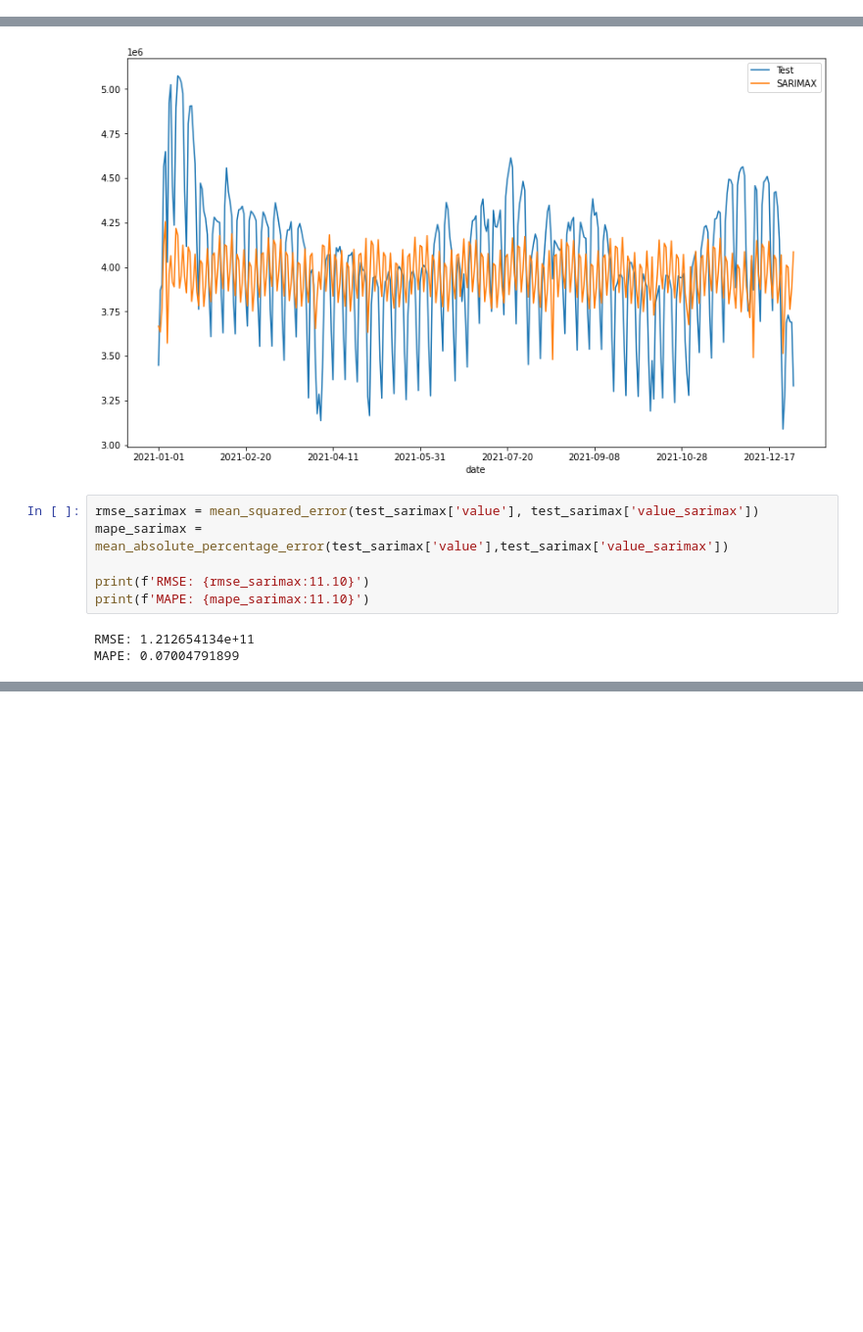
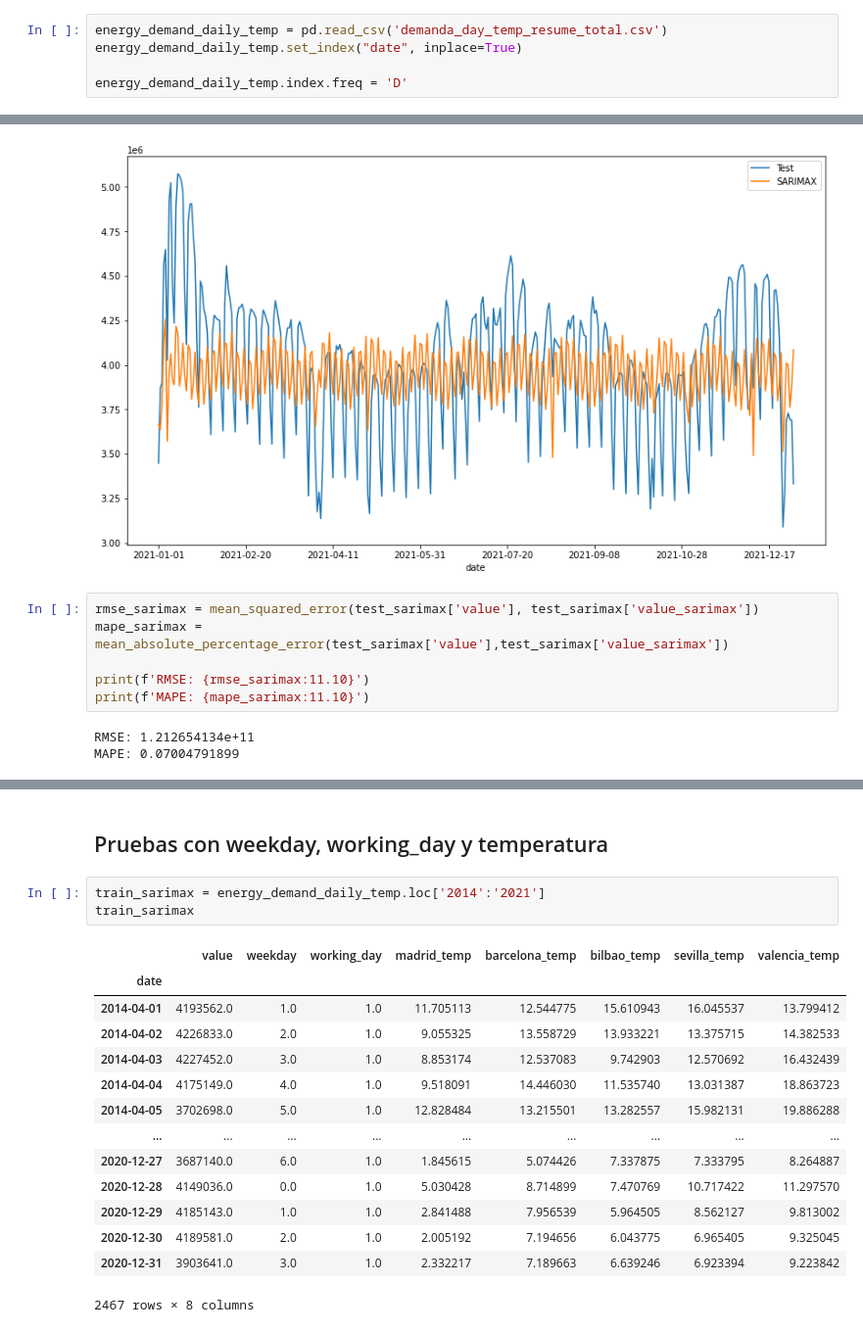
Before and after one commit to BernardoJoseLlamasVerna/tfm_data_science, a Jupyter notebook: Demanda_Electrica/SARIMAX_TEST.ipynb, the cells around one changed output, grey strips where cells are left out. Shown at 98% size. Drawn from its saved outputs; the diff is of its cells as text; blank space fills up the shorter version.

```diff
--- a/Demanda_Electrica/SARIMAX_TEST.ipynb
+++ b/Demanda_Electrica/SARIMAX_TEST.ipynb
@@ -25,6 +25,11 @@ energy_demand_daily = pd.read_csv('demanda_electrica_diaria.csv')
 energy_demand_daily.set_index("date", inplace=True)
 
 energy_demand_daily.index.freq = 'D'
+# %%
+energy_demand_daily_temp = pd.read_csv('demanda_day_temp_resume_total.csv')
+energy_demand_daily_temp.set_index("date", inplace=True)
+
+energy_demand_daily_temp.index.freq = 'D'
 # %%
 from typing import Union
 from tqdm import tqdm_notebook
@@ -356,0 +536,20 @@ MAPE: 0.07004791899
+# %% [markdown]
+## Pruebas con weekday, working_day y temperatura
+# %%
+train_sarimax = energy_demand_daily_temp.loc['2014':'2021']
+train_sarimax
+# %% [output]
+|  | value | weekday | working_day | madrid_temp | barcelona_temp | bilbao_temp | sevilla_temp | valencia_temp |
+| date |  |  |  |  |  |  |  |  |
+| 2014-04-01 | 4193562.0 | 1.0 | 1.0 | 11.705113 | 12.544775 | 15.610943 | 16.045537 | 13.799412 |
+| 2014-04-02 | 4226833.0 | 2.0 | 1.0 | 9.055325 | 13.558729 | 13.933221 | 13.375715 | 14.382533 |
+| 2014-04-03 | 4227452.0 | 3.0 | 1.0 | 8.853174 | 12.537083 | 9.742903 | 12.570692 | 16.432439 |
+| 2014-04-04 | 4175149.0 | 4.0 | 1.0 | 9.518091 | 14.446030 | 11.535740 | 13.031387 | 18.863723 |
+| 2014-04-05 | 3702698.0 | 5.0 | 1.0 | 12.828484 | 13.215501 | 13.282557 | 15.982131 | 19.886288 |
+| ... | ... | ... | ... | ... | ... | ... | ... | ... |
+| 2020-12-27 | 3687140.0 | 6.0 | 1.0 | 1.845615 | 5.074426 | 7.337875 | 7.333795 | 8.264887 |
+| 2020-12-28 | 4149036.0 | 0.0 | 1.0 | 5.030428 | 8.714899 | 7.470769 | 10.717422 | 11.297570 |
+| 2020-12-29 | 4185143.0 | 1.0 | 1.0 | 2.841488 | 7.956539 | 5.964505 | 8.562127 | 9.813002 |
+| 2020-12-30 | 4189581.0 | 2.0 | 1.0 | 2.005192 | 7.194656 | 6.043775 | 6.965405 | 9.325045 |
+| 2020-12-31 | 3903641.0 | 3.0 | 1.0 | 2.332217 | 7.189663 | 6.639246 | 6.923394 | 9.223842 |
+2467 rows × 8 columns
```
Also changed, not shown: parts of 26 cells of this notebook, 5 other files.
